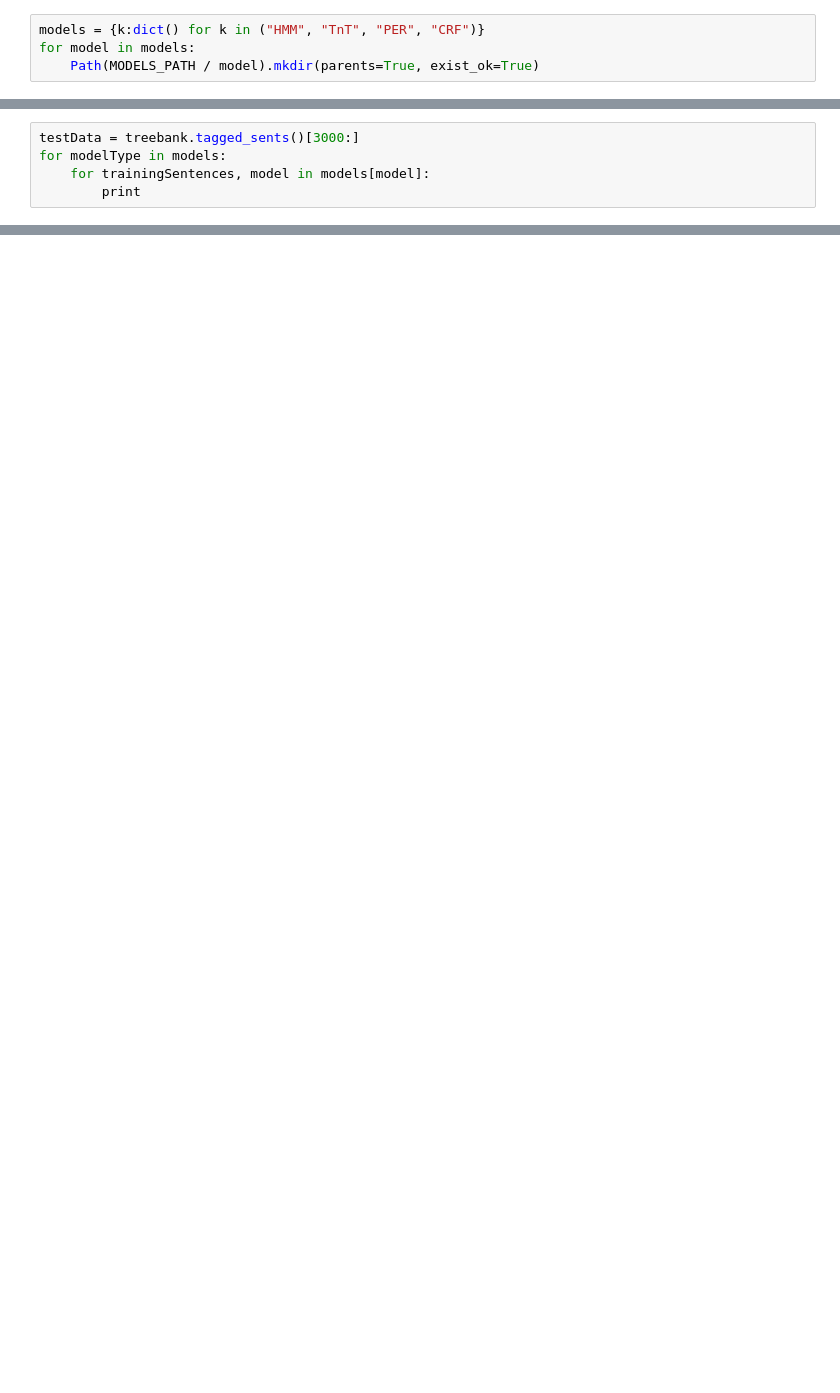
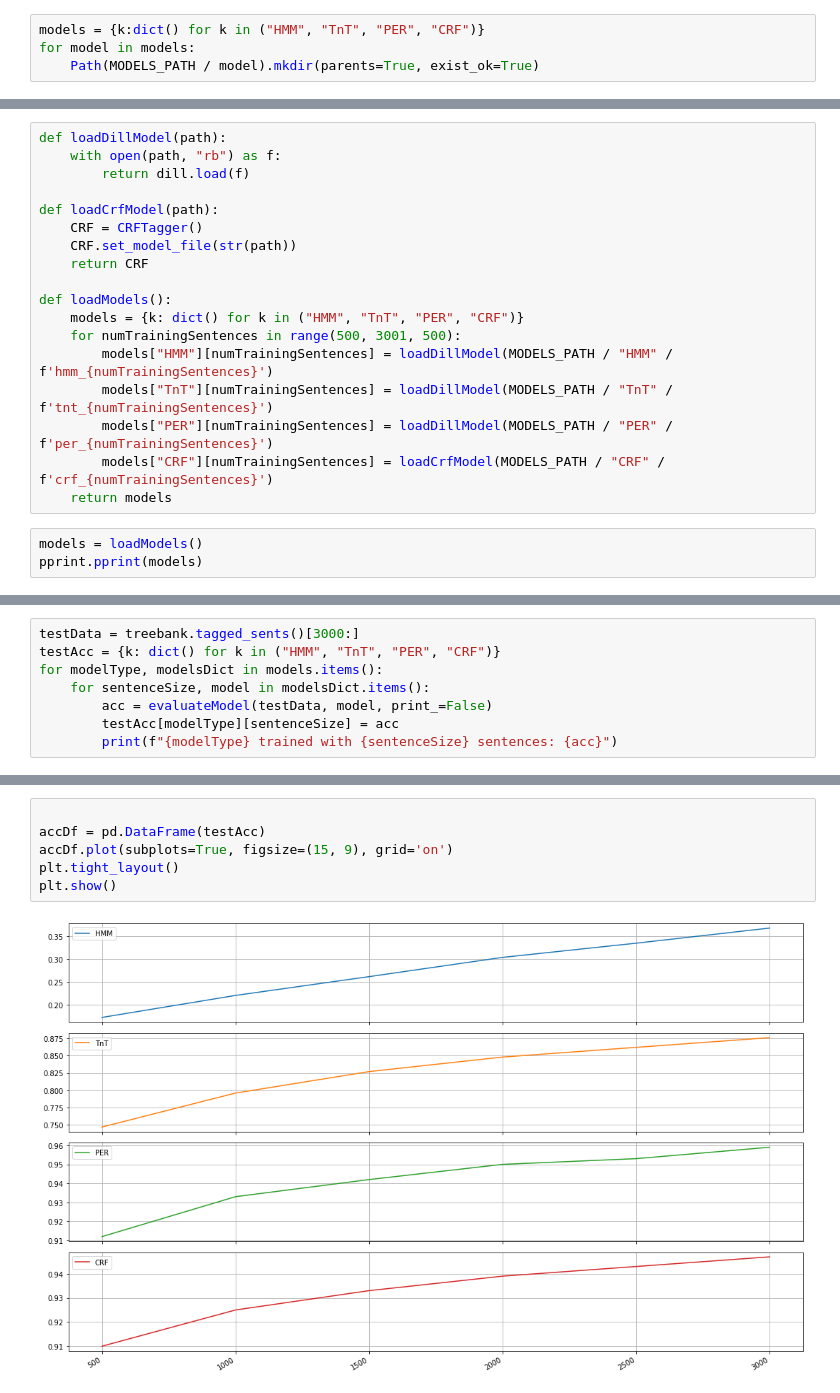
Before and after one commit to victorbadenas/MAI-IHLT, a Jupyter notebook: S4/S4-VictorBadenas.ipynb, the cells around one changed output, grey strips where cells are left out. Saved outputs shown, nothing was run; the diff lists cells and outputs as text; blank space fills up the shorter version.

Commit message:
added plots and results

```diff
--- a/S4/S4-VictorBadenas.ipynb
+++ b/S4/S4-VictorBadenas.ipynb
@@ -81,5 +67,21 @@ pprint.pprint(models)
-# %%
-testData = treebank.tagged_sents()[3000:]
-for modelType in models:
-    for trainingSentences, model in models[model]:
-        print
+# %%
+def loadDillModel(path):
+    with open(path, "rb") as f:
+        return dill.load(f)
+
+def loadCrfModel(path):
+    CRF = CRFTagger()
+    CRF.set_model_file(str(path))
+    return CRF
+
+def loadModels():
+    models = {k: dict() for k in ("HMM", "TnT", "PER", "CRF")}
+    for numTrainingSentences in range(500, 3001, 500):
+        models["HMM"][numTrainingSentences] = loadDillModel(MODELS_PATH / "HMM" / f'hmm_{numTrainingSentences}')
+        models["TnT"][numTrainingSentences] = loadDillModel(MODELS_PATH / "TnT" / f'tnt_{numTrainingSentences}')
+        models["PER"][numTrainingSentences] = loadDillModel(MODELS_PATH / "PER" / f'per_{numTrainingSentences}')
+        models["CRF"][numTrainingSentences] = loadCrfModel(MODELS_PATH / "CRF" / f'crf_{numTrainingSentences}')
+    return models
+# %%
+models = loadModels()
+pprint.pprint(models)
@@ -85,0 +106,8 @@ for modelType in models:
+# %%
+testData = treebank.tagged_sents()[3000:]
+testAcc = {k: dict() for k in ("HMM", "TnT", "PER", "CRF")}
+for modelType, modelsDict in models.items():
+    for sentenceSize, model in modelsDict.items():
+        acc = evaluateModel(testData, model, print_=False)
+        testAcc[modelType][sentenceSize] = acc
+        print(f"{modelType} trained with {sentenceSize} sentences: {acc}")
@@ -85,0 +132,8 @@ for modelType in models:
+# %%
+
+accDf = pd.DataFrame(testAcc)
+accDf.plot(subplots=True, figsize=(15, 9), grid='on')
+plt.tight_layout()
+plt.show()
+# %% [output]
+[figure, added]
```
Also changed, not shown: parts of 5 cells of this notebook, 1 other file.
